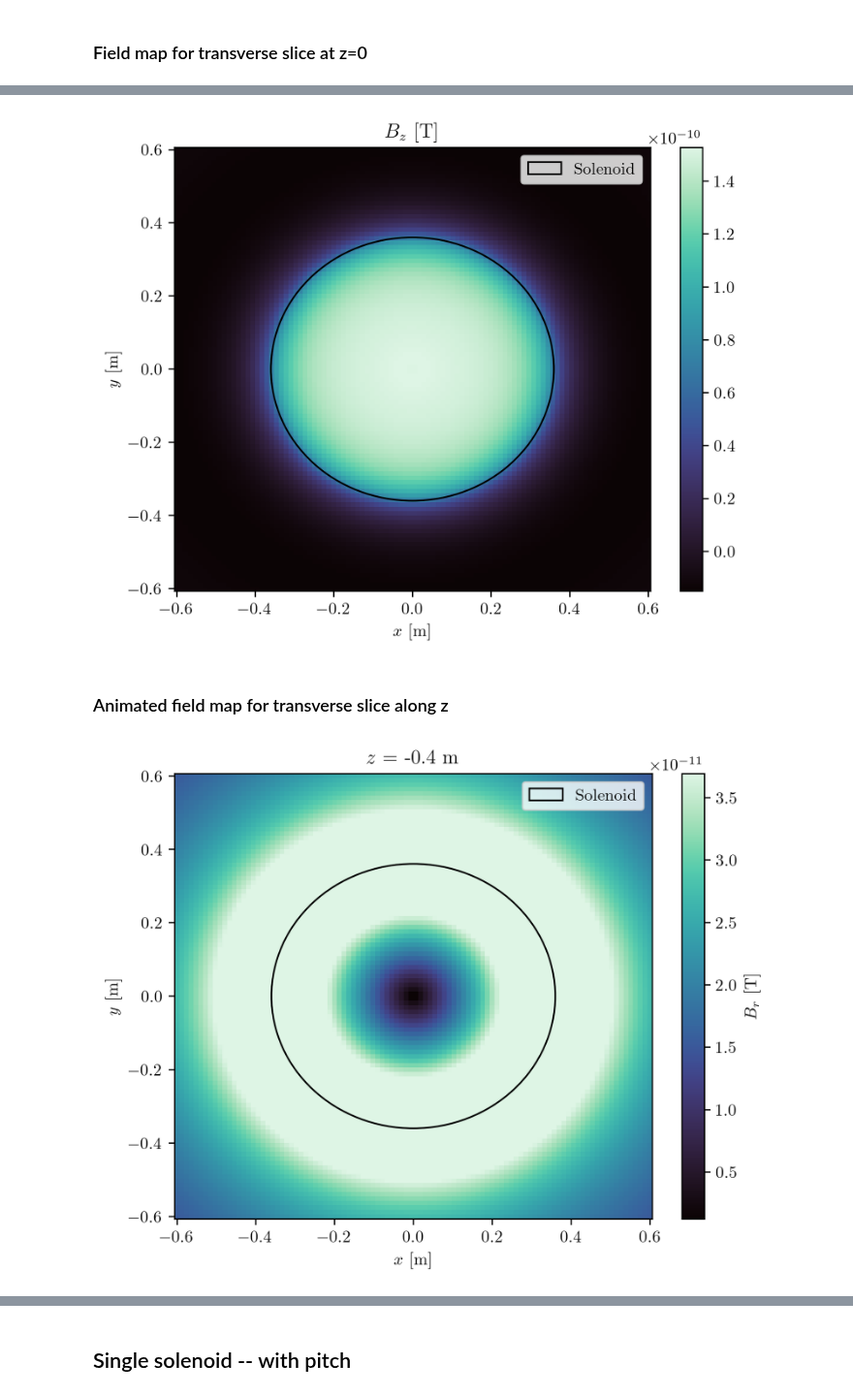
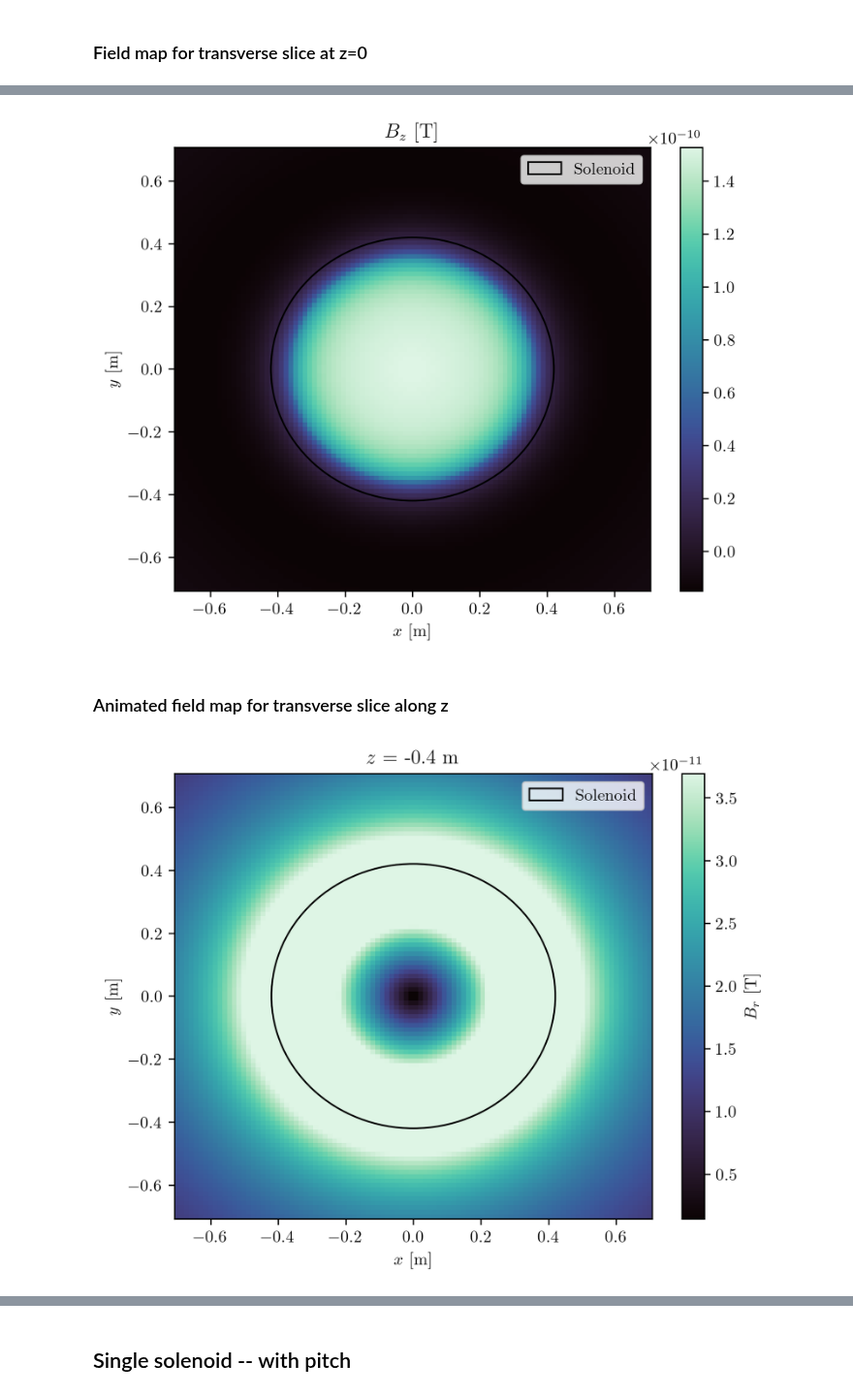
Before and after one commit to criggall/muon-cooling, a Jupyter notebook: field-studies/map/single-solenoid/field_map_analytic.ipynb, the cells around one changed output, grey strips where cells are left out. Shown at 97% size. Cells and saved outputs as stored; diff of their text form; code cells hidden in the pictures.

```diff
--- a/field-studies/map/single-solenoid/field_map_analytic.ipynb
+++ b/field-studies/map/single-solenoid/field_map_analytic.ipynb
@@ -14,8 +14,14 @@ sys.path.append(parent_dir)
 from functions.set_plot_settings import setPlotSettings
 setPlotSettings(font=True)
 
-# Length of solenoid:
-L = 300e-3 # m
-
-# Solenoid inner radius:
-a = 360e-3 # m
+# Animation directory:
+ani_dir = 'animations/'
+# %%
+# Length of solenoid:
+L = 300e-3 # m
+
+# Solenoid inner radius:
+a = 420e-3 # m
+
+# Solenoid outer radius:
+b = 600e-3 # m
@@ -42,8 +53,8 @@ plt.show()
 # %% [markdown]
 ### Field map for transverse slice at z=0
 # %%
-start = -0.6
-end = 0.6
+start = -0.7
+end = 0.7
 samples = 100
 # %%
 x = np.linspace(start, end, samples)
@@ -85,7 +97,7 @@ plt.legend(loc='upper right')
 plt.title('$B_z$ [T]')
 plt.show()
 # %% [output]
-[figure, old version]
+[figure, new version]
 # %% [markdown]
 ### Animated field map for transverse slice along z
 # %%
@@ -94,28 +106,28 @@ z_vals = np.linspace(-0.4, 0.4, n)
 # %%
 fig, ax = plt.subplots()
 cmap = sns.color_palette("mako", as_cmap=True)
 
 quad = ax.pcolormesh(x, y, Br_vals, cmap=cmap, shading='auto')
 cbar = plt.colorbar(quad, ax=ax, label='$B_r$ [T]')
 ax.set_xlabel('$x$ [m]')
 ax.set_ylabel('$y$ [m]')
 circle = plt.Circle((0, 0), radius=a, fill=False, linestyle='-', color='black', label='Solenoid')
 ax.add_patch(circle)
 ax.legend(loc='upper right')
 
 def animate(frame):
     z = z_vals[frame]
     for i in range(r.shape[0]):
         for j in range(r.shape[1]):
             Br_vals[i][j] = Br(r[i][j], z)
     quad.set_array(Br_vals.ravel())
     ax.set_title(f'$z$ = {np.round(z, 1)} m')
     return quad,
 
 animation = FuncAnimation(fig, animate, frames=n, interval=300, blit=False, repeat=True)
-animation.save('Br_analytic.gif', writer='pillow')
+animation.save(ani_dir+'Br_analytic.gif', writer='pillow')
 # %% [output]
-[figure, old version]
+[figure, new version]
 # %%
 fig, ax = plt.subplots()
 cmap = sns.color_palette("mako", as_cmap=True)
```
Also changed, not shown: parts of 6 cells of this notebook, 33 other files.
